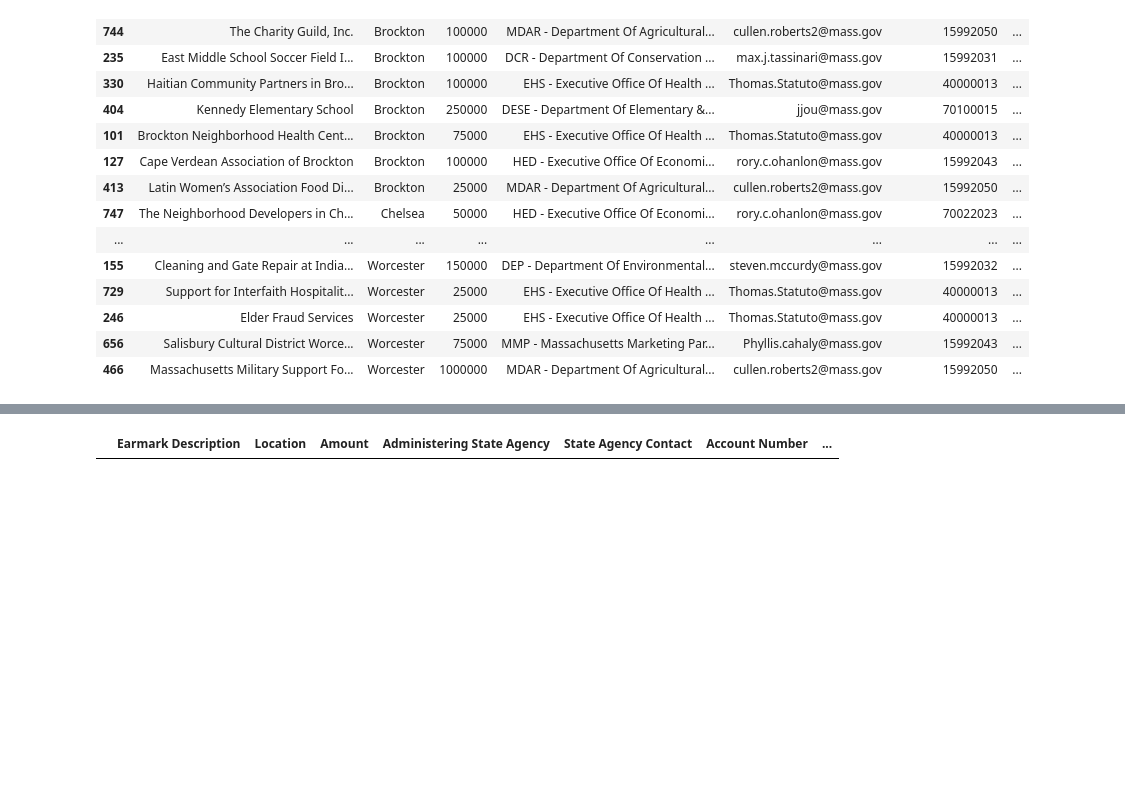
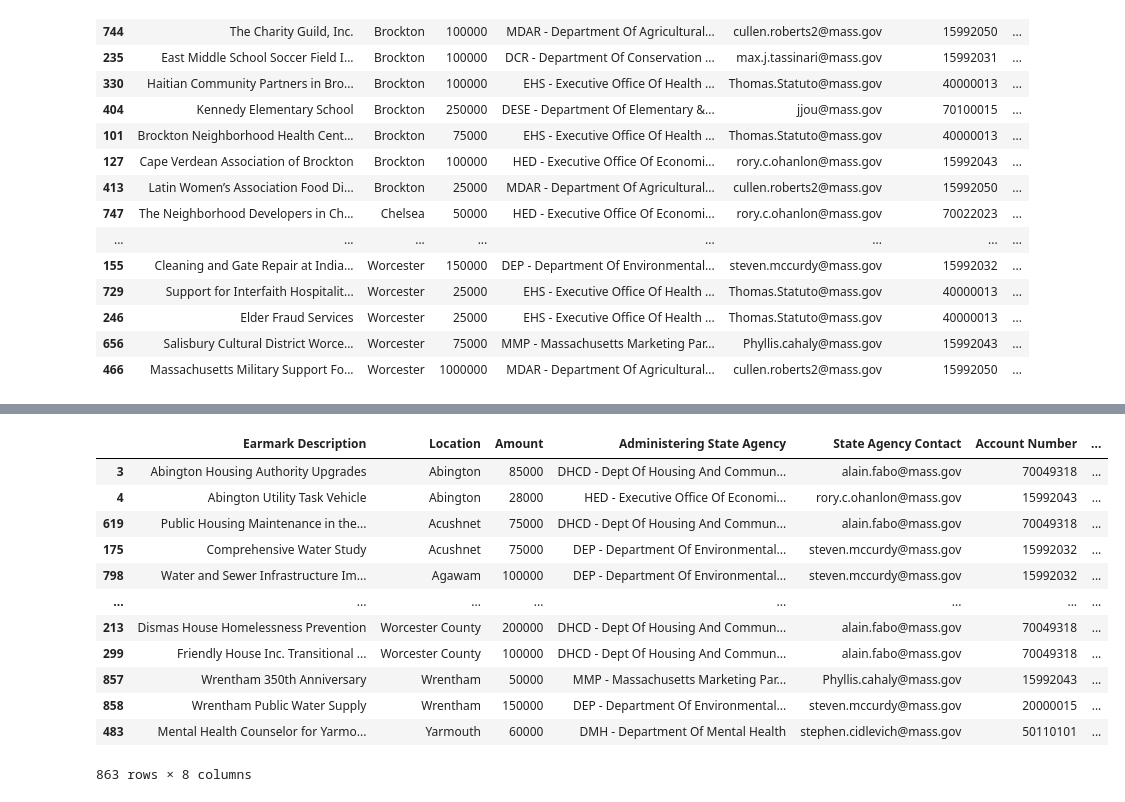
Before and after one commit to specificlanguage/gbh_earmarks, a Jupyter notebook: earmark_analysis.ipynb, the cells around one changed output, grey strips where cells are left out. Saved outputs shown, nothing was run; the diff lists cells and outputs as text; code cells hidden in the pictures; blank space fills up the shorter version.

```diff
--- a/earmark_analysis.ipynb
+++ b/earmark_analysis.ipynb
@@ -185,7 +169,0 @@ wt_projects
-# %%
-# Religious affiliation
-religious_keywords = ["church", "temple"]
-rl_projects = earmarks.loc[earmarks["Earmark Description"].str.contains("church")]
-rl_projects
-# %% [output]
-|  | Earmark Description | Location | Amount | Administering State Agency | State Agency Contact | Account Number | ... |
@@ -193,0 +170,17 @@ rl_projects
+# %%
+# Quick view
+earmarks.sort_values(by="Location")
+# %% [output]
+|  | Earmark Description | Location | Amount | Administering State Agency | State Agency Contact | Account Number | ... |
+| 3 | Abington Housing Authority Upgrades | Abington | 85000 | DHCD - Dept Of Housing And Commun... | alain.fabo@mass.gov | 70049318 | ... |
+| 4 | Abington Utility Task Vehicle | Abington | 28000 | HED - Executive Office Of Economi... | rory.c.ohanlon@mass.gov | 15992043 | ... |
+| 619 | Public Housing Maintenance in the... | Acushnet | 75000 | DHCD - Dept Of Housing And Commun... | alain.fabo@mass.gov | 70049318 | ... |
+| 175 | Comprehensive Water Study | Acushnet | 75000 | DEP - Department Of Environmental... | steven.mccurdy@mass.gov | 15992032 | ... |
+| 798 | Water and Sewer Infrastructure Im... | Agawam | 100000 | DEP - Department Of Environmental... | steven.mccurdy@mass.gov | 15992032 | ... |
+| ... | ... | ... | ... | ... | ... | ... | ... |
+| 213 | Dismas House Homelessness Prevention | Worcester County | 200000 | DHCD - Dept Of Housing And Commun... | alain.fabo@mass.gov | 70049318 | ... |
+| 299 | Friendly House Inc. Transitional ... | Worcester County | 100000 | DHCD - Dept Of Housing And Commun... | alain.fabo@mass.gov | 70049318 | ... |
+| 857 | Wrentham 350th Anniversary | Wrentham | 50000 | MMP - Massachusetts Marketing Par... | Phyllis.cahaly@mass.gov | 15992043 | ... |
+| 858 | Wrentham Public Water Supply | Wrentham | 150000 | DEP - Department Of Environmental... | steven.mccurdy@mass.gov | 20000015 | ... |
+| 483 | Mental Health Counselor for Yarmo... | Yarmouth | 60000 | DMH - Department Of Mental Health | stephen.cidlevich@mass.gov | 50110101 | ... |
+863 rows × 8 columns
```
Also changed, not shown: parts of 15 cells of this notebook, 2 other files.
